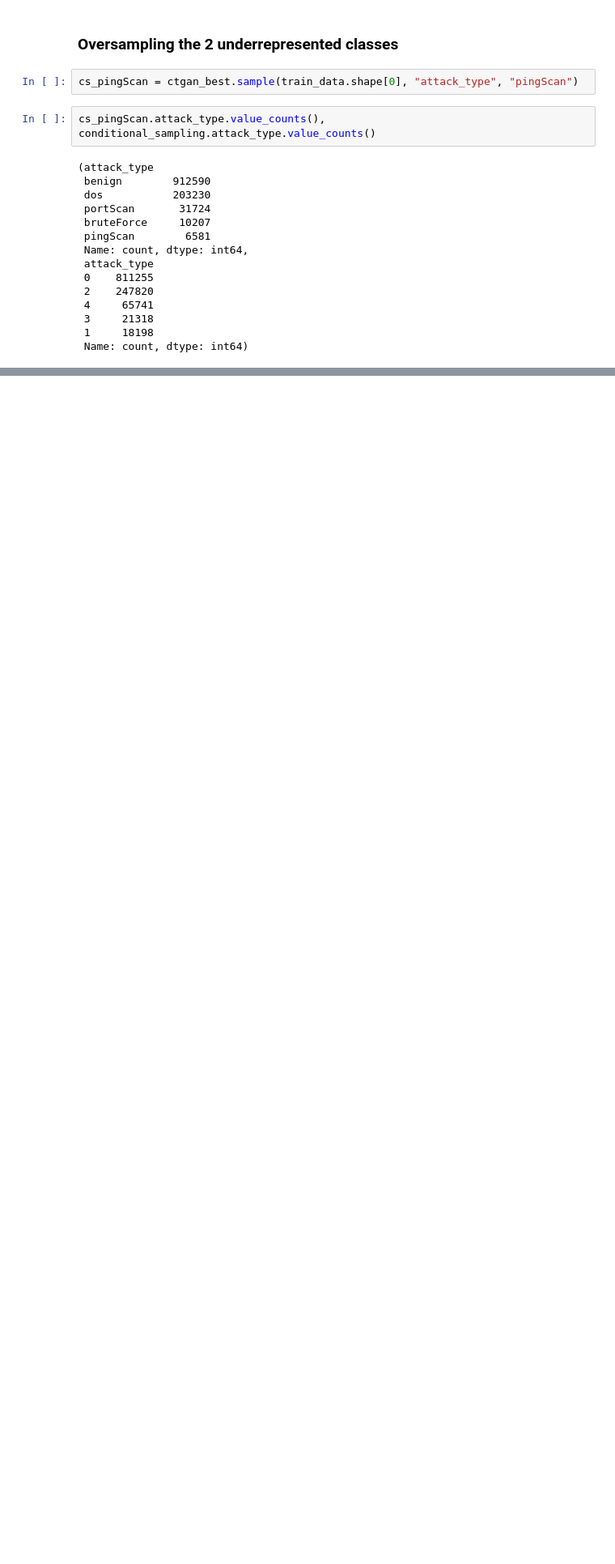
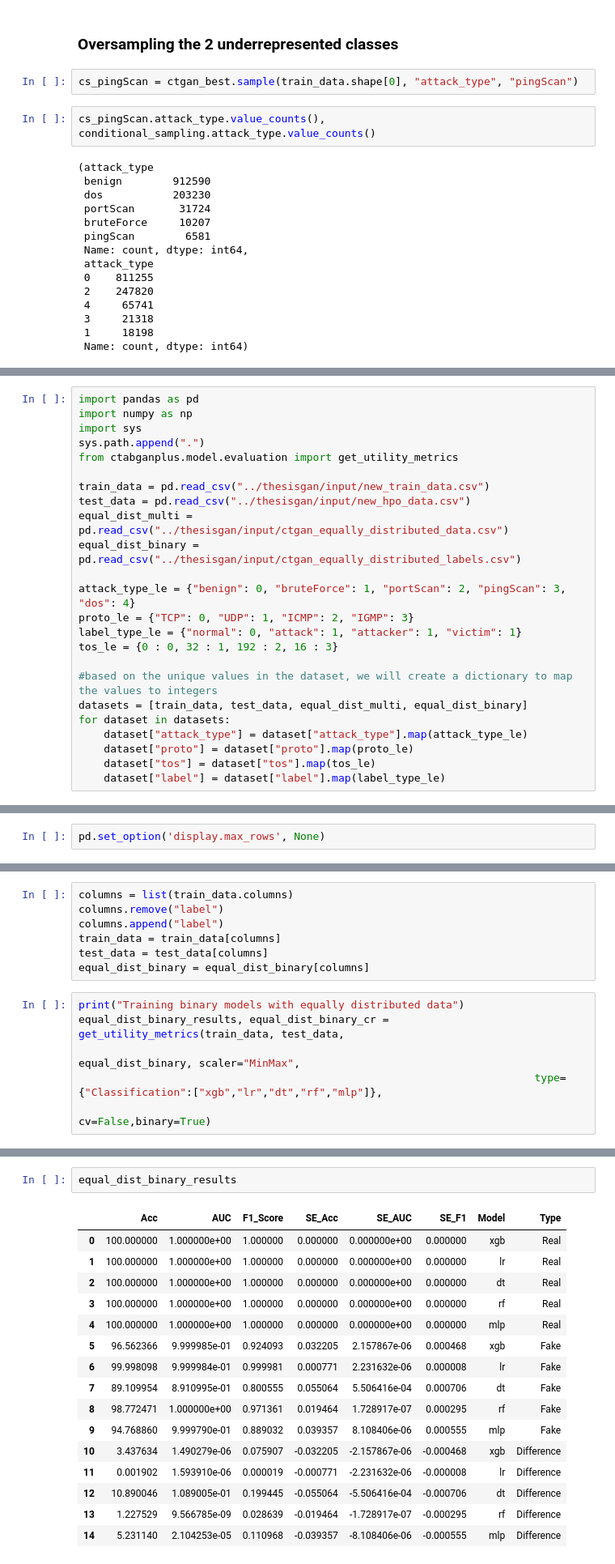
Before and after one commit to sangtanisakshi/thesis-project, a Jupyter notebook: ctgan/ctgan_sampling.ipynb, the cells around one changed output, grey strips where cells are left out. Shown: that part at 81% size. Cells and saved outputs as stored; diff of their text form; blank space fills up the shorter version.

Commit message:
ctgan sampling

```diff
--- a/ctgan/ctgan_sampling.ipynb
+++ b/ctgan/ctgan_sampling.ipynb
@@ -111,0 +114,24 @@ cs_pingScan.attack_type.value_counts(), conditional_sampling.attack_type.value_c
+# %%
+import pandas as pd
+import numpy as np
+import sys
+sys.path.append(".")
+from ctabganplus.model.evaluation import get_utility_metrics
+
+train_data = pd.read_csv("../thesisgan/input/new_train_data.csv")
+test_data = pd.read_csv("../thesisgan/input/new_hpo_data.csv")
+equal_dist_multi = pd.read_csv("../thesisgan/input/ctgan_equally_distributed_data.csv")
+equal_dist_binary = pd.read_csv("../thesisgan/input/ctgan_equally_distributed_labels.csv")
+
+attack_type_le = {"benign": 0, "bruteForce": 1, "portScan": 2, "pingScan": 3, "dos": 4}
+proto_le = {"TCP": 0, "UDP": 1, "ICMP": 2, "IGMP": 3}
+label_type_le = {"normal": 0, "attack": 1, "attacker": 1, "victim": 1}
+tos_le = {0 : 0, 32 : 1, 192 : 2, 16 : 3}
+
+#based on the unique values in the dataset, we will create a dictionary to map the values to integers
+datasets = [train_data, test_data, equal_dist_multi, equal_dist_binary]
+for dataset in datasets:
+    dataset["attack_type"] = dataset["attack_type"].map(attack_type_le)
+    dataset["proto"] = dataset["proto"].map(proto_le)
+    dataset["tos"] = dataset["tos"].map(tos_le)
+    dataset["label"] = dataset["label"].map(label_type_le)
@@ -111,0 +155,2 @@ cs_pingScan.attack_type.value_counts(), conditional_sampling.attack_type.value_c
+# %%
+pd.set_option('display.max_rows', None)
@@ -111,0 +185,13 @@ cs_pingScan.attack_type.value_counts(), conditional_sampling.attack_type.value_c
+# %%
+columns = list(train_data.columns)
+columns.remove("label")
+columns.append("label")
+train_data = train_data[columns]
+test_data = test_data[columns]
+equal_dist_binary = equal_dist_binary[columns]
+# %%
+print("Training binary models with equally distributed data")
+equal_dist_binary_results, equal_dist_binary_cr = get_utility_metrics(train_data, test_data,
+                                                                        equal_dist_binary, scaler="MinMax",
+                                                                        type={"Classification":["xgb","lr","dt","rf","mlp"]},
+                                                                        cv=False,binary=True)
@@ -111,0 +230,19 @@ cs_pingScan.attack_type.value_counts(), conditional_sampling.attack_type.value_c
+# %%
+equal_dist_binary_results
+# %% [output]
+|  | Acc | AUC | F1_Score | SE_Acc | SE_AUC | SE_F1 | Model | Type |
+| 0 | 100.000000 | 1.000000e+00 | 1.000000 | 0.000000 | 0.000000e+00 | 0.000000 | xgb | Real |
+| 1 | 100.000000 | 1.000000e+00 | 1.000000 | 0.000000 | 0.000000e+00 | 0.000000 | lr | Real |
+| 2 | 100.000000 | 1.000000e+00 | 1.000000 | 0.000000 | 0.000000e+00 | 0.000000 | dt | Real |
+| 3 | 100.000000 | 1.000000e+00 | 1.000000 | 0.000000 | 0.000000e+00 | 0.000000 | rf | Real |
+| 4 | 100.000000 | 1.000000e+00 | 1.000000 | 0.000000 | 0.000000e+00 | 0.000000 | mlp | Real |
+| 5 | 96.562366 | 9.999985e-01 | 0.924093 | 0.032205 | 2.157867e-06 | 0.000468 | xgb | Fake |
+| 6 | 99.998098 | 9.999984e-01 | 0.999981 | 0.000771 | 2.231632e-06 | 0.000008 | lr | Fake |
+| 7 | 89.109954 | 8.910995e-01 | 0.800555 | 0.055064 | 5.506416e-04 | 0.000706 | dt | Fake |
+| 8 | 98.772471 | 1.000000e+00 | 0.971361 | 0.019464 | 1.728917e-07 | 0.000295 | rf | Fake |
+| 9 | 94.768860 | 9.999790e-01 | 0.889032 | 0.039357 | 8.108406e-06 | 0.000555 | mlp | Fake |
+| 10 | 3.437634 | 1.490279e-06 | 0.075907 | -0.032205 | -2.157867e-06 | -0.000468 | xgb | Difference |
+| 11 | 0.001902 | 1.593910e-06 | 0.000019 | -0.000771 | -2.231632e-06 | -0.000008 | lr | Difference |
+| 12 | 10.890046 | 1.089005e-01 | 0.199445 | -0.055064 | -5.506416e-04 | -0.000706 | dt | Difference |
+| 13 | 1.227529 | 9.566785e-09 | 0.028639 | -0.019464 | -1.728917e-07 | -0.000295 | rf | Difference |
+| 14 | 5.231140 | 2.104253e-05 | 0.110968 | -0.039357 | -8.108406e-06 | -0.000555 | mlp | Difference |
```
Also changed, not shown: parts of 8 cells of this notebook, 1 other file.
